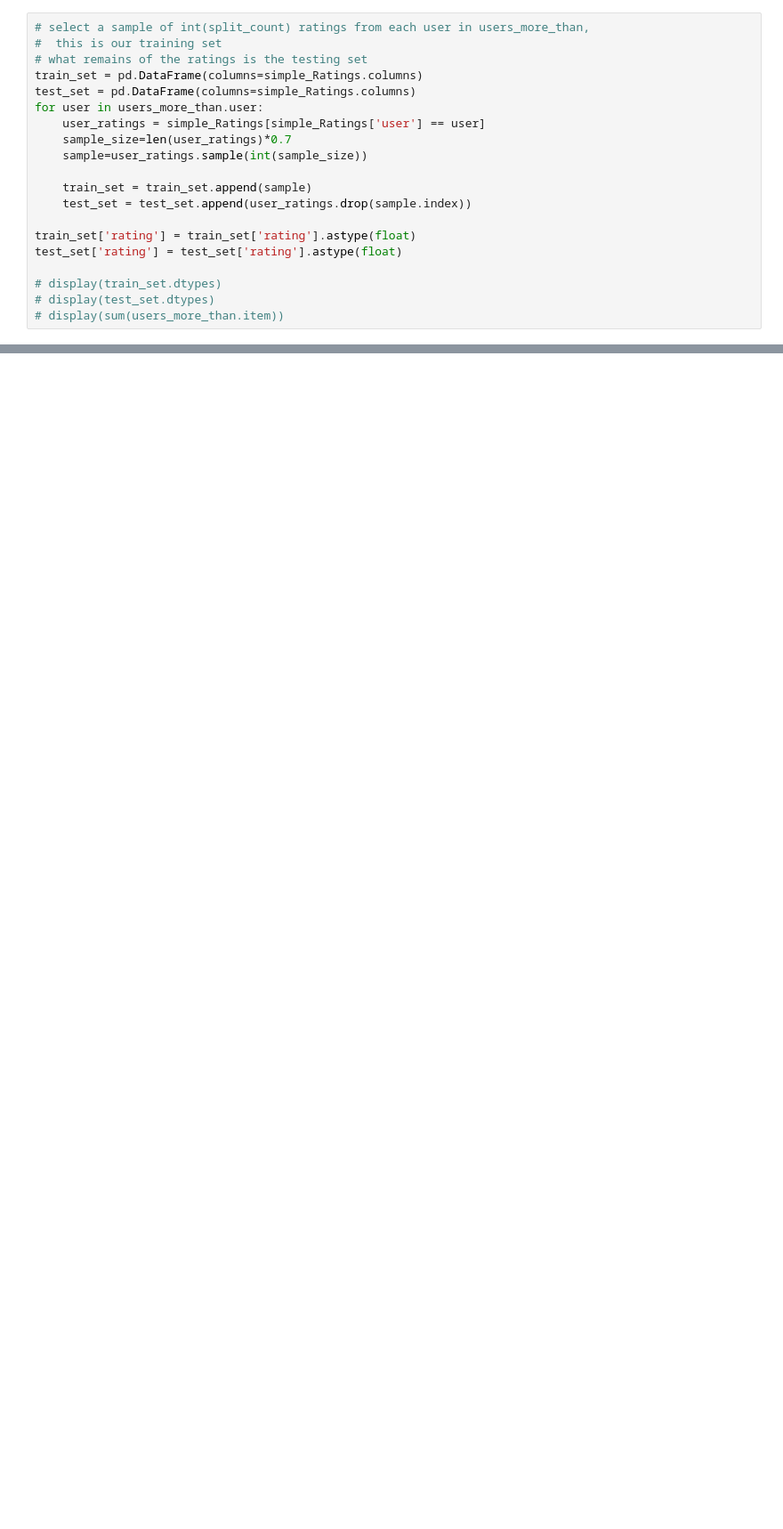
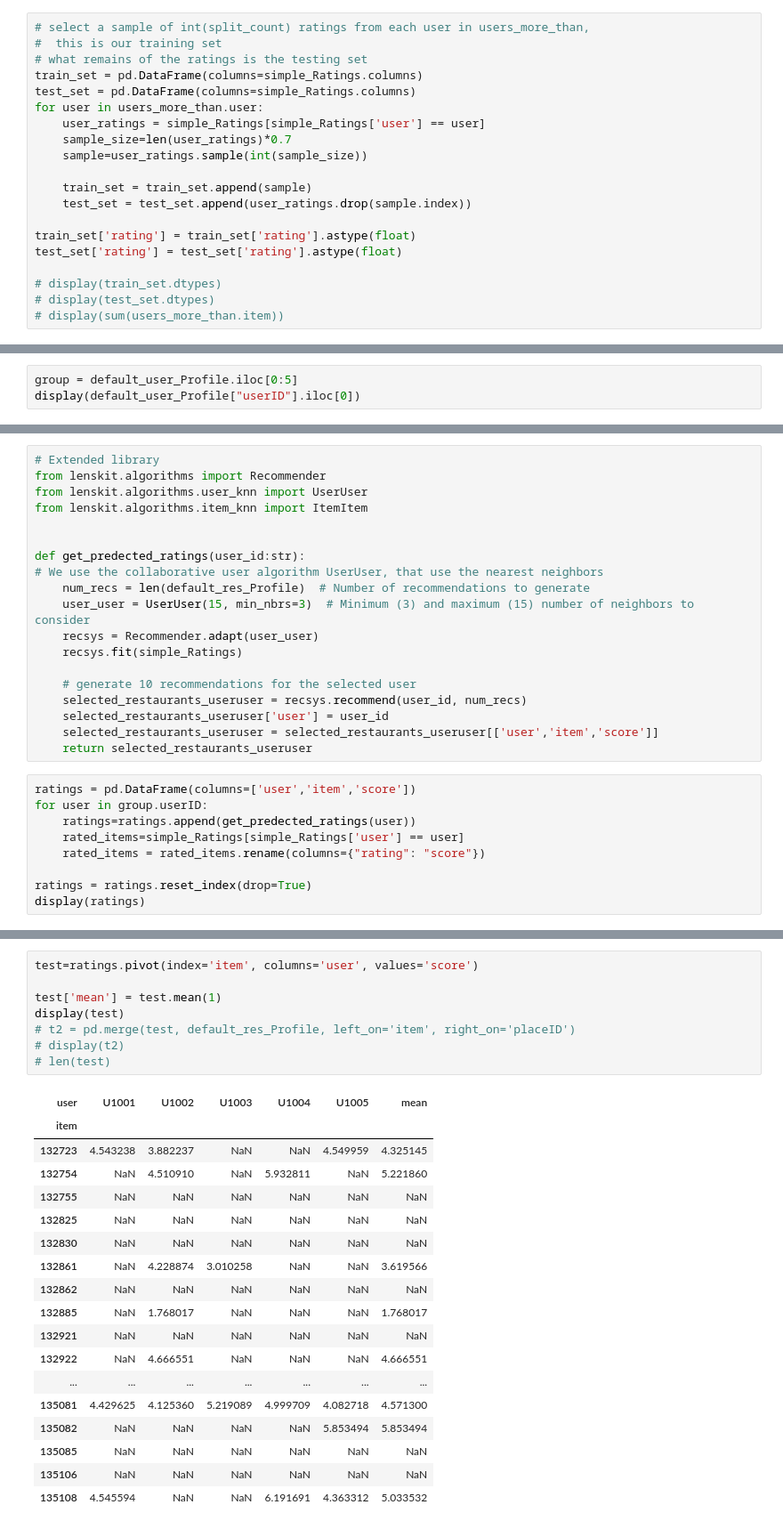
Before and after one commit to HusamAQ/RecSys_weRecommenaGrade10, a Jupyter notebook: notebooks/data_preprocessing.ipynb, the cells around one changed output, grey strips where cells are left out. Shown at 89% size. Saved outputs shown, nothing was run; the diff lists cells and outputs as text; blank space fills up the shorter version.

Commit message:
group stuff

```diff
--- a/notebooks/data_preprocessing.ipynb
+++ b/notebooks/data_preprocessing.ipynb
@@ -198,0 +220,3 @@ NameError: name 'selected_user' is not defined
+# %%
+group = default_user_Profile.iloc[0:5]
+display(default_user_Profile["userID"].iloc[0])
@@ -198,0 +225,28 @@ NameError: name 'selected_user' is not defined
+# %%
+# Extended library
+from lenskit.algorithms import Recommender
+from lenskit.algorithms.user_knn import UserUser
+from lenskit.algorithms.item_knn import ItemItem
+
+
+def get_predected_ratings(user_id:str):
+# We use the collaborative user algorithm UserUser, that use the nearest neighbors
+    num_recs = len(default_res_Profile)  # Number of recommendations to generate
+    user_user = UserUser(15, min_nbrs=3)  # Minimum (3) and maximum (15) number of neighbors to consider
+    recsys = Recommender.adapt(user_user)
+    recsys.fit(simple_Ratings)
+
+    # generate 10 recommendations for the selected user
+    selected_restaurants_useruser = recsys.recommend(user_id, num_recs)
+    selected_restaurants_useruser['user'] = user_id
+    selected_restaurants_useruser = selected_restaurants_useruser[['user','item','score']]
+    return selected_restaurants_useruser
+# %%
+ratings = pd.DataFrame(columns=['user','item','score'])
+for user in group.userID:
+    ratings=ratings.append(get_predected_ratings(user))
+    rated_items=simple_Ratings[simple_Ratings['user'] == user]
+    rated_items = rated_items.rename(columns={"rating": "score"})
+
+ratings = ratings.reset_index(drop=True)
+display(ratings)
@@ -198,0 +267,27 @@ NameError: name 'selected_user' is not defined
+# %%
+test=ratings.pivot(index='item', columns='user', values='score')
+
+test['mean'] = test.mean(1)
+display(test)
+# t2 = pd.merge(test, default_res_Profile, left_on='item', right_on='placeID')
+# display(t2)
+# len(test)
+# %% [output]
+| user | U1001 | U1002 | U1003 | U1004 | U1005 | mean |
+| item |  |  |  |  |  |  |
+| 132723 | 4.543238 | 3.882237 | NaN | NaN | 4.549959 | 4.325145 |
+| 132754 | NaN | 4.510910 | NaN | 5.932811 | NaN | 5.221860 |
+| 132755 | NaN | NaN | NaN | NaN | NaN | NaN |
+| 132825 | NaN | NaN | NaN | NaN | NaN | NaN |
+| 132830 | NaN | NaN | NaN | NaN | NaN | NaN |
+| 132861 | NaN | 4.228874 | 3.010258 | NaN | NaN | 3.619566 |
+| 132862 | NaN | NaN | NaN | NaN | NaN | NaN |
+| 132885 | NaN | 1.768017 | NaN | NaN | NaN | 1.768017 |
+| 132921 | NaN | NaN | NaN | NaN | NaN | NaN |
+| 132922 | NaN | 4.666551 | NaN | NaN | NaN | 4.666551 |
+| ... | ... | ... | ... | ... | ... | ... |
+| 135081 | 4.429625 | 4.125360 | 5.219089 | 4.999709 | 4.082718 | 4.571300 |
+| 135082 | NaN | NaN | NaN | NaN | 5.853494 | 5.853494 |
+| 135085 | NaN | NaN | NaN | NaN | NaN | NaN |
+| 135106 | NaN | NaN | NaN | NaN | NaN | NaN |
+| 135108 | 4.545594 | NaN | NaN | 6.191691 | 4.363312 | 5.033532 |
```
Also changed, not shown: parts of 13 cells of this notebook.
